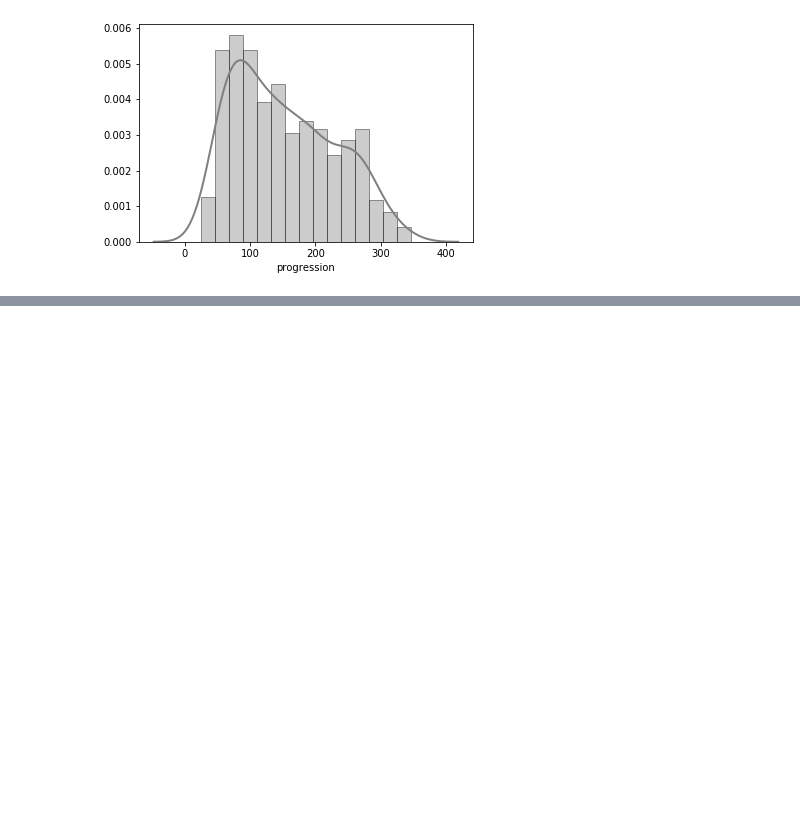
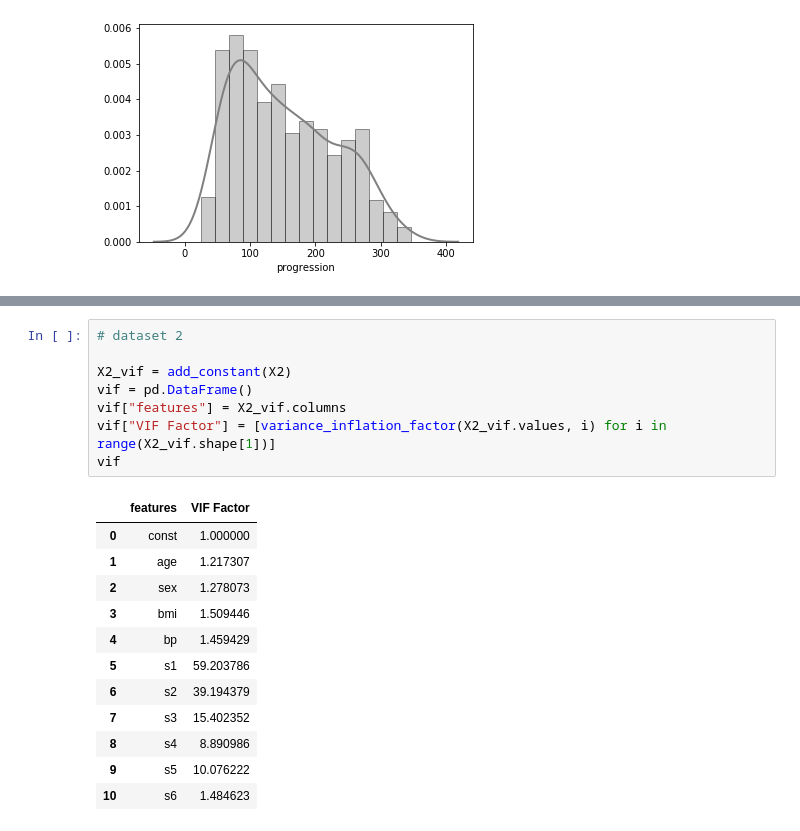
Before and after one commit to data-science-and-stuff/all-about-linear-regression, a Jupyter notebook: main.ipynb, the cells around one changed output, grey strips where cells are left out. Drawn from its saved outputs; the diff is of its cells as text; blank space fills up the shorter version.

```diff
--- a/main.ipynb
+++ b/main.ipynb
@@ -101,0 +111,21 @@ corr_matrix(X2)
+# %%
+# dataset 2
+
+X2_vif = add_constant(X2)
+vif = pd.DataFrame()
+vif["features"] = X2_vif.columns
+vif["VIF Factor"] = [variance_inflation_factor(X2_vif.values, i) for i in range(X2_vif.shape[1])]
+vif
+# %% [output]
+|  | features | VIF Factor |
+| 0 | const | 1.000000 |
+| 1 | age | 1.217307 |
+| 2 | sex | 1.278073 |
+| 3 | bmi | 1.509446 |
+| 4 | bp | 1.459429 |
+| 5 | s1 | 59.203786 |
+| 6 | s2 | 39.194379 |
+| 7 | s3 | 15.402352 |
+| 8 | s4 | 8.890986 |
+| 9 | s5 | 10.076222 |
+| 10 | s6 | 1.484623 |
```
Also changed, not shown: parts of 16 cells of this notebook, 1 other file.
